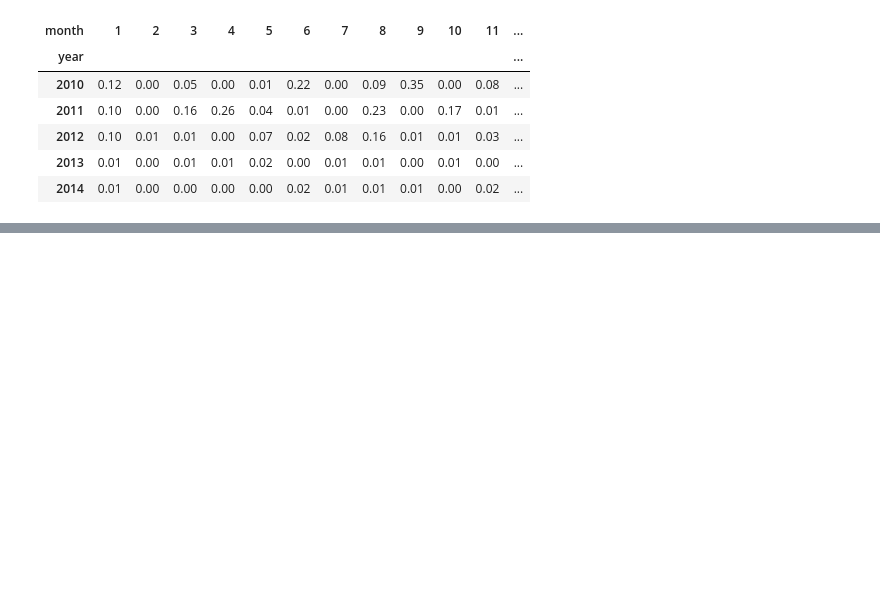
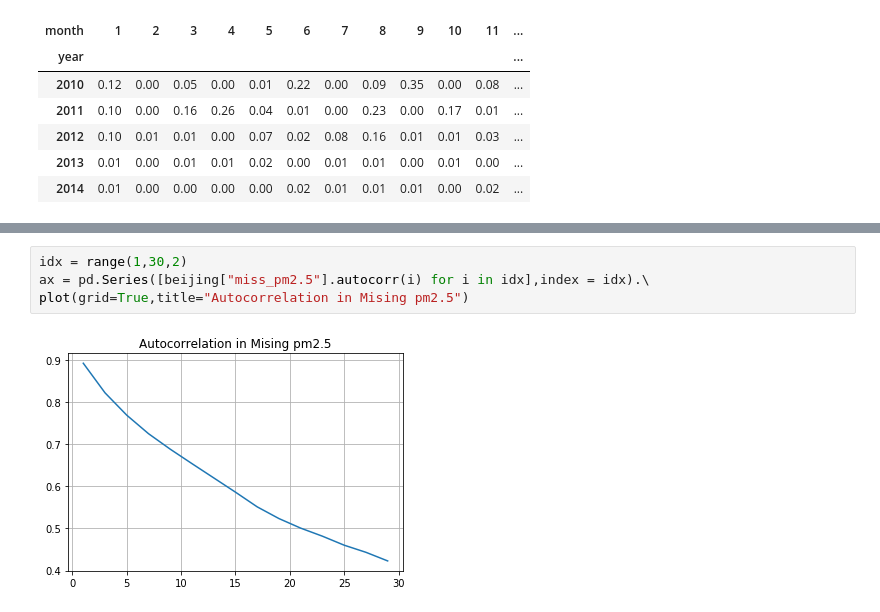
Before and after one commit to ispapadakis/mts, a Jupyter notebook: Exploratory Data Analysis.ipynb, the cells around one changed output, grey strips where cells are left out. Drawn from its saved outputs; the diff is of its cells as text; blank space fills up the shorter version.

```diff
--- a/Exploratory Data Analysis.ipynb
+++ b/Exploratory Data Analysis.ipynb
@@ -150,0 +177,6 @@ grouped.style.format("{:.2f}").highlight_max(axis=1)
+# %%
+idx = range(1,30,2)
+ax = pd.Series([beijing["miss_pm2.5"].autocorr(i) for i in idx],index = idx).\
+plot(grid=True,title="Autocorrelation in Mising pm2.5")
+# %% [output]
+[figure, added]
```
Also changed, not shown: parts of 2 cells of this notebook.
